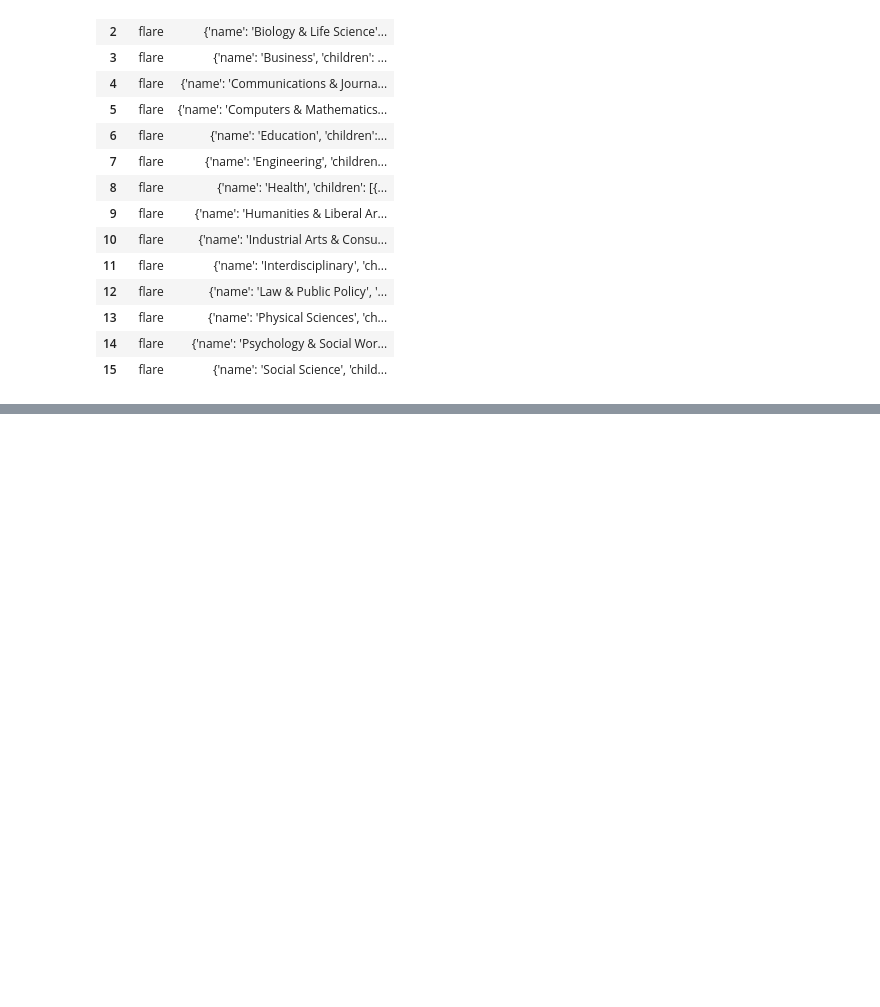
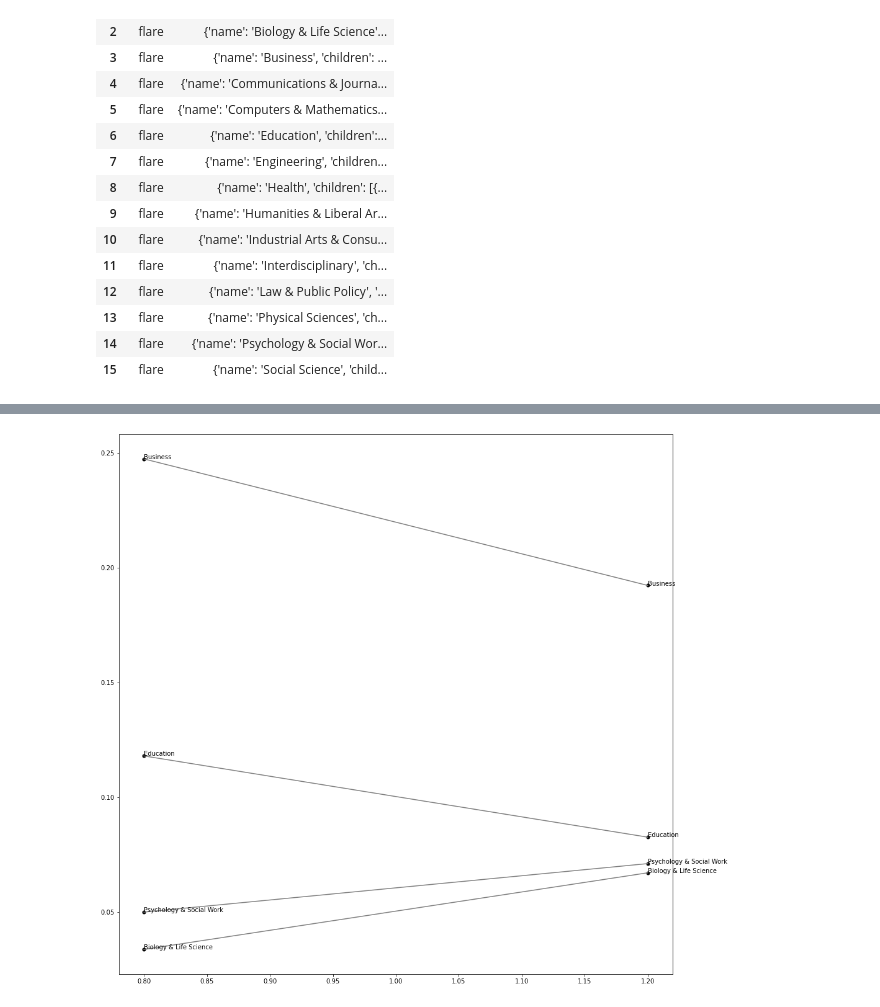
Before and after one commit to sulayman-ali/CAI, a Jupyter notebook: EDA.ipynb, the cells around one changed output, grey strips where cells are left out. Saved outputs shown, nothing was run; the diff lists cells and outputs as text; code cells hidden in the pictures; blank space fills up the shorter version.

Commit message:
Populated index

```diff
--- a/EDA.ipynb
+++ b/EDA.ipynb
@@ -205,0 +180,57 @@ pd.read_json("flare.json")
+# %%
+# res_recent = []
+# for i in recent_grads.groupby("Major_category").sum()["Total"]:
+#     res_recent.append(i/recent_grads["Total"].sum())
+
+res_recent = []
+for i in recent_grads.groupby("Major_category").sum()["Total"]:
+    res_recent.append(i/recent_grads["Total"].sum())
+# %%
+# res_recent = []
+# for i in recent_grads.groupby("Major_category").sum()["Total"]:
+#     res_recent.append(i/recent_grads["Total"].sum())
+
+res_recent_g = []
+for i in recent_grads.groupby("Major_category").sum()["Total"]:
+    res_recent_g.append(i/recent_grads["Total"].sum())
+x_recent_g = list(zip(list(recent_grads.groupby("Major_category").sum()["Total"].to_frame().reset_index()["Major_category"]),
+            res_recent_g))
+res_overall_g = []
+for i in all_ages.groupby("Major_category").sum()["Total"]:
+    res_overall_g.append(i/all_ages["Total"].sum())
+x_overall_g = list(zip(list(all_ages.groupby("Major_category").sum()["Total"].to_frame().reset_index()["Major_category"]),
+            res_overall_g))
+final_g = []
+for n in range(len(x_recent_g)):
+    final_g.append((x_recent_g[n][0],x_overall_g[n][1],x_recent_g[n][1]))
+percentage_g = pd.DataFrame(final_g)
+percentage_g.columns = ["Major_category","Proportion_overall","Proportion_recent"]
+percentage_g["Change"] = percentage_g.apply(change,axis = 1)
+percentage_g["Perc_change"] = percentage_g.apply(perc_change,axis = 1)
+sig_g = percentage_g.sort_values('Change')[abs(percentage_g["Change"]) > abs(percentage_g["Change"]).mean()]
+# sig_g = sig_g.sort_values('Change')[abs(sig_g["Change"]) > abs(sig_g["Change"]).mean()]
+z_g = list(zip(sig_g["Major_category"],sig_g["Proportion_overall"],sig_g["Proportion_recent"],sig_g["Perc_change"],sig_g["Change"]))
+points_g = [(n[0],n[1],n[2],n[3],n[4]) for n  in z_g ]
+
+fig, ax = plt.subplots(figsize=(16, 16))
+i = 1
+for tup in points_g:
+    b = tup[1]
+    e = tup[2]
+
+    x1 = i - 0.2
+    x2 = i + 0.2
+    #print(x1,x2)
+
+    ax.plot([x1, x2], [b, e], c='gray')
+
+    # Plot the points
+    ax.scatter(x1, b, c='k',
+               s=25)
+    ax.scatter(x2, e, c='k',
+               s=25)
+
+    plt.annotate(tup[0], (x1, b))
+    plt.annotate(tup[0], (x2, e))
+# %% [output]
+[figure, added]
```
Also changed, not shown: parts of 36 cells of this notebook, 7 other files.
